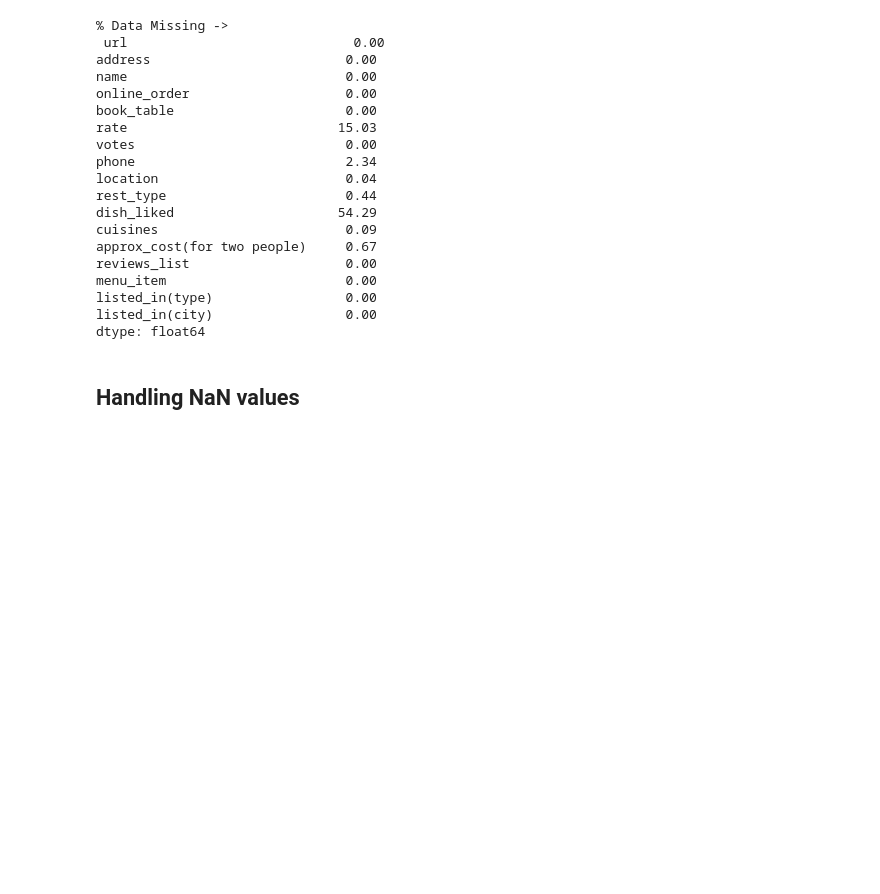
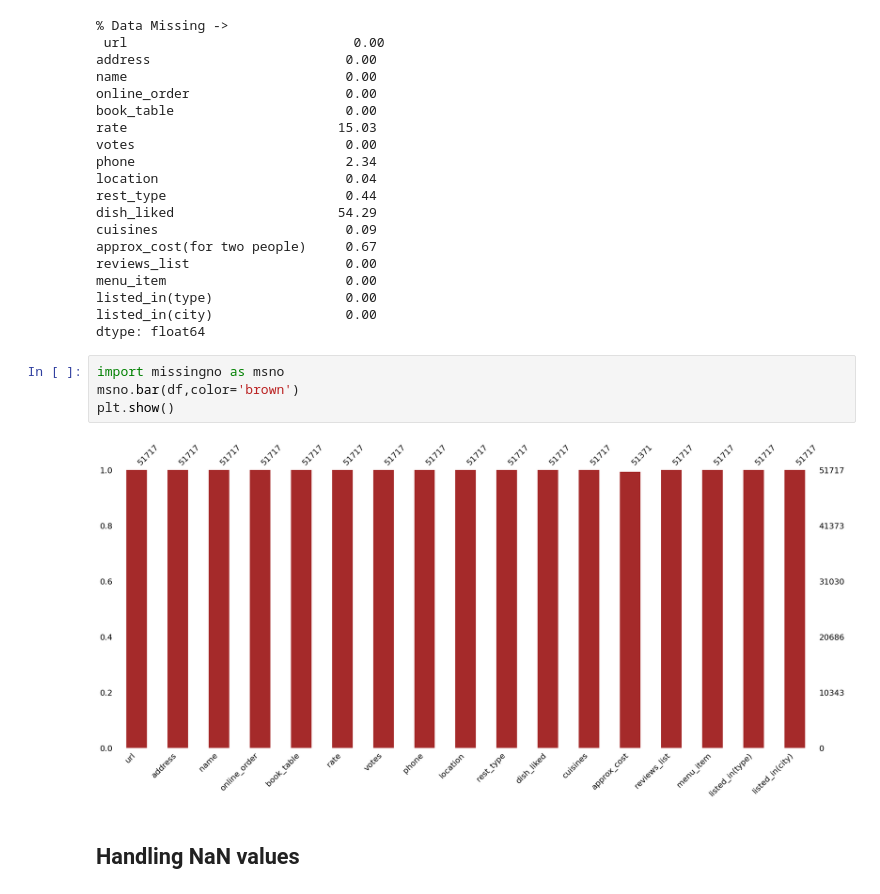
Before and after one commit to bhavbooks/Zomato-Restaurants-Rating-Prediction-, a Jupyter notebook: main.ipynb, the cells around one changed output. Saved outputs shown, nothing was run; the diff lists cells and outputs as text; blank space fills up the shorter version.

```diff
--- a/main.ipynb
+++ b/main.ipynb
@@ -119,6 +121,12 @@ menu_item                       0.00
 listed_in(type)                 0.00
 listed_in(city)                 0.00
 dtype: float64
+# %%
+import missingno as msno
+msno.bar(df,color='brown')
+plt.show()
+# %% [output]
+[figure, added]
 # %% [markdown]
 ## Handling NaN values
 # %%
```
Also changed, not shown: parts of 9 cells of this notebook.
